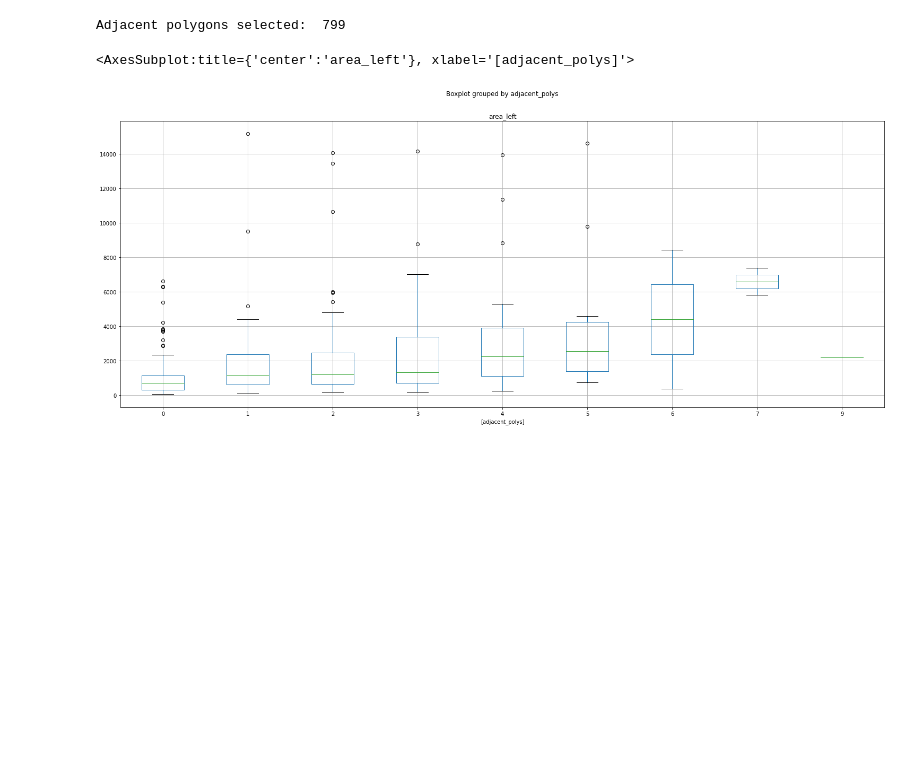
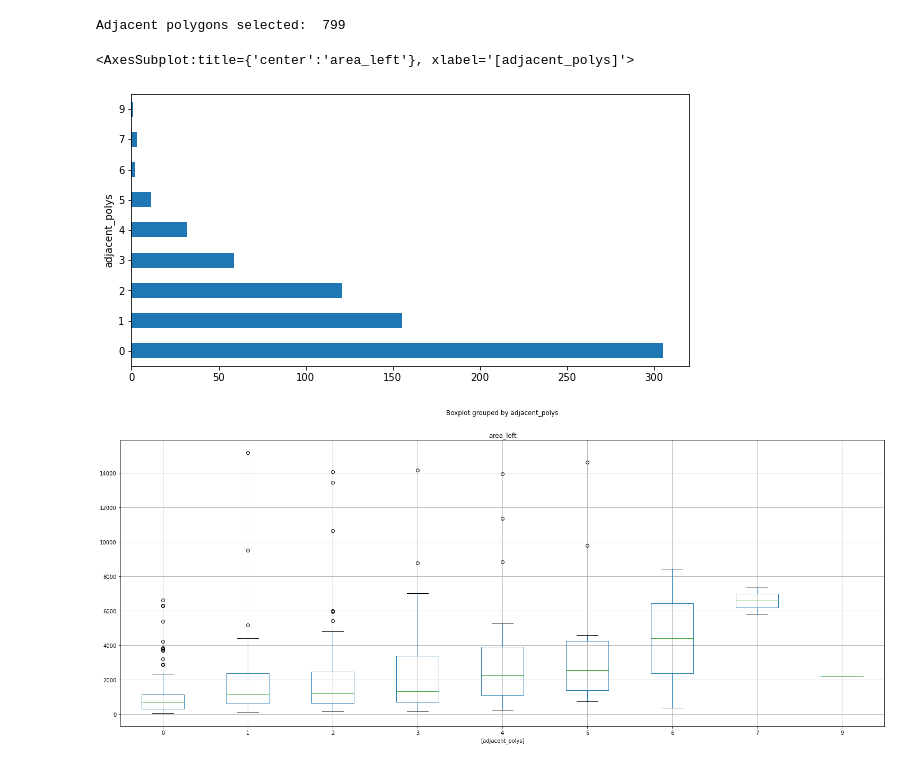
Before and after one commit to gregmaya/gsoc2022_network_simpl, a Jupyter notebook: iv_finetuning_selecting_rabs.ipynb, the cells around one changed output. Cells and saved outputs as stored; diff of their text form; code cells hidden in the pictures; blank space fills up the shorter version.

```diff
--- a/iv_finetuning_selecting_rabs.ipynb
+++ b/iv_finetuning_selecting_rabs.ipynb
@@ -76,10 +76,15 @@ Adjacent polygons selected:  799
 # %%
 #distribution per number of adjacent polys
 or_rabs = rab[rab.index == rab.index_right]
 or_rabs['adjacent_polys'] = rab.groupby('index_right')['index_right'].count()-1
 
-#plotting area vs number of adjacent polys
+
+#plotting
+s = or_rabs.groupby('adjacent_polys')['index_right'].count()
+s.plot.barh(figsize = (10,5))
+
 or_rabs.boxplot(figsize = (25,10),column=['area_left'], by = ['adjacent_polys'])
 # %% [output]
 <AxesSubplot:title={'center':'area_left'}, xlabel='[adjacent_polys]'>
-[figure, old version]
+[figure, new version]
+[figure, added]
```
Also changed, not shown: parts of 10 cells of this notebook, 1 other file.
